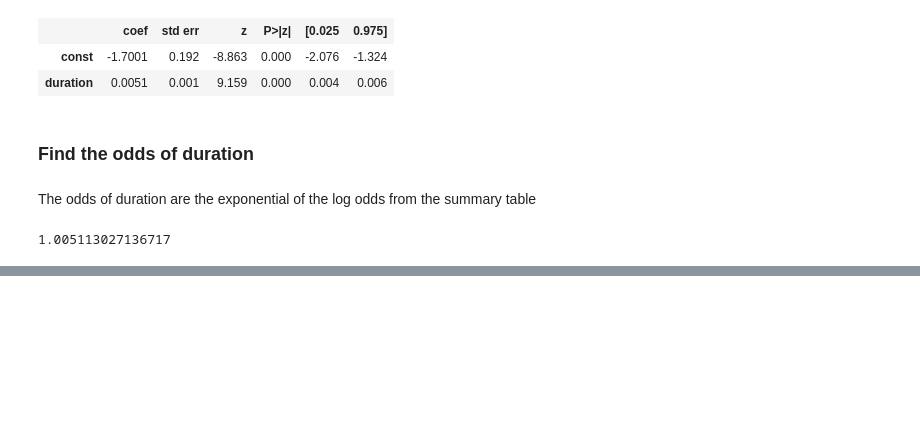
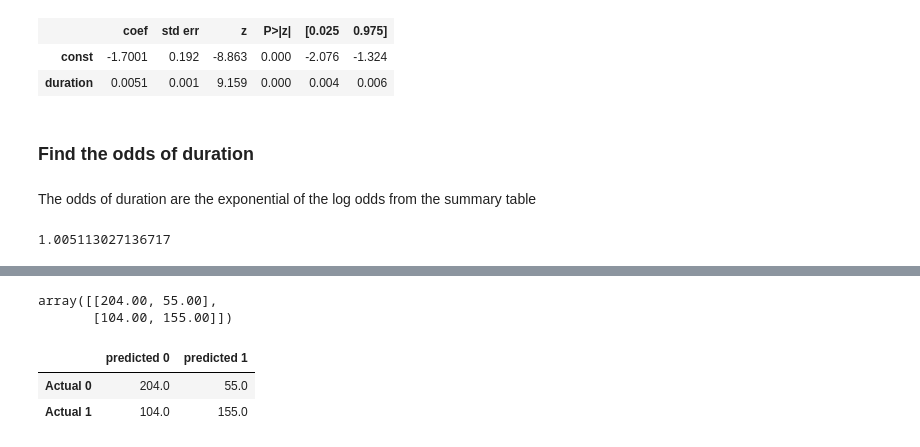
Before and after one commit to Hirusha99/Regression, a Jupyter notebook: Binary_Predictors_in_a_Logistic_Regression.ipynb, the cells around one changed output, grey strips where cells are left out. Cells and saved outputs as stored; diff of their text form; code cells hidden in the pictures; blank space fills up the shorter version.

```diff
--- a/Binary_Predictors_in_a_Logistic_Regression.ipynb
+++ b/Binary_Predictors_in_a_Logistic_Regression.ipynb
@@ -99,0 +165,15 @@ np.exp(0.0051)
+# %%
+# confusion matrix
+result_log.pred_table()
+# %% [output]
+array([[204.00, 55.00],
+       [104.00, 155.00]])
+# %%
+df = pd.DataFrame(result_log.pred_table())
+df.columns = ['predicted 0','predicted 1']
+df = df.rename(index ={0: 'Actual 0', 1: 'Actual 1'})
+df
+# %% [output]
+|  | predicted 0 | predicted 1 |
+| Actual 0 | 204.0 | 55.0 |
+| Actual 1 | 104.0 | 155.0 |
```
Also changed, not shown: parts of 7 cells of this notebook.
